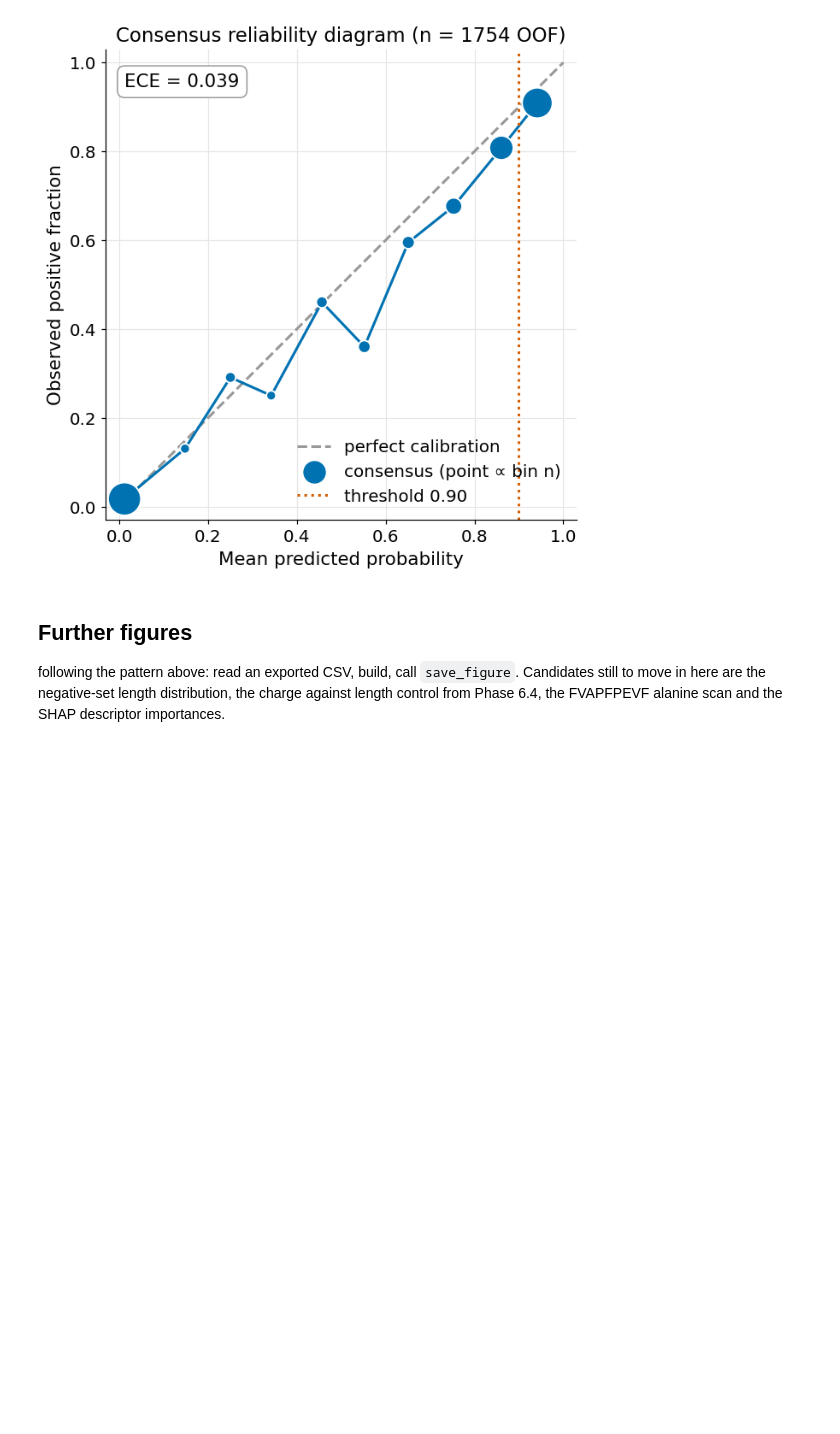
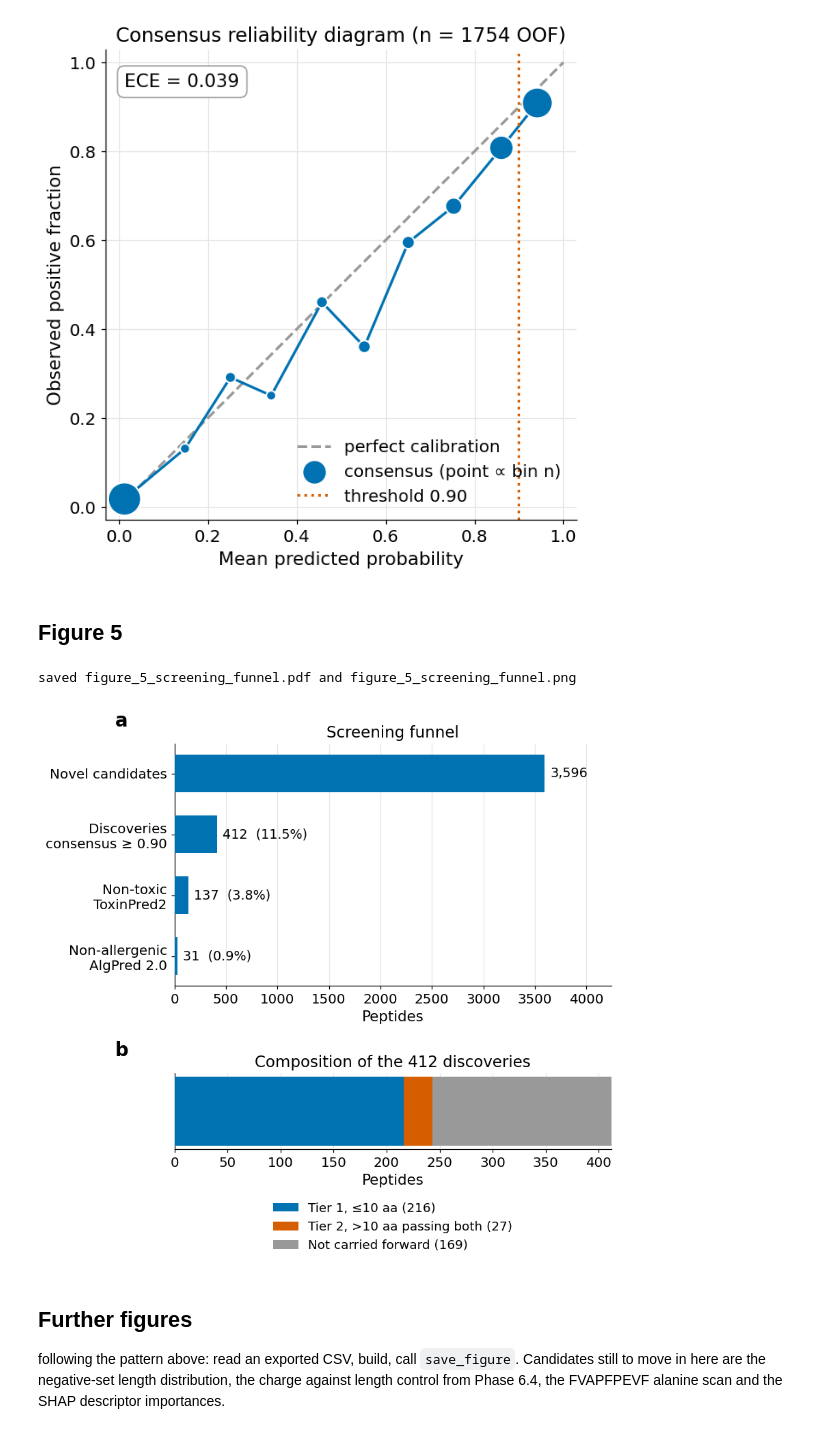
Before and after one commit to om-894/antidiabetic-peptide-classifier, a Jupyter notebook: figures.ipynb, the cells around one changed output. Cells and saved outputs as stored; diff of their text form; code cells hidden in the pictures; blank space fills up the shorter version.

Commit message:
added figure 5 code

```diff
--- a/figures.ipynb
+++ b/figures.ipynb
@@ -86,6 +86,58 @@ plt.show()
 # %% [output]
 saved figure_4_consensus_calibration.pdf and figure_4_consensus_calibration.png
 [figure]
+# %% [markdown]
+## Figure 5
+# %%
+f = pd.read_csv("results/phase5_5_screening_funnel.csv").set_index("stage")["n"]
+
+stages = [("Novel candidates", "novel_candidates"),
+          ("Discoveries\nconsensus \u2265 0.90", "discoveries"),
+          ("Non-toxic\nToxinPred2", "non_toxic"),
+          ("Non-allergenic\nAlgPred 2.0", "non_toxic_non_allergen")]
+labels, vals = [s[0] for s in stages], [int(f[s[1]]) for s in stages]
+
+fig, (ax, bx) = plt.subplots(2, 1, figsize=(7.5, 7),
+                             gridspec_kw={"height_ratios": [3.2, 1], "hspace": 0.55})
+
+y = range(len(vals))
+ax.barh(list(y), vals, color=BLUE, height=0.62, zorder=3)
+ax.set_yticks(list(y), labels)
+ax.invert_yaxis()
+ax.set_xlim(0, max(vals) * 1.18)
+ax.set_xlabel("Peptides")
+ax.set_title("Screening funnel")
+ax.grid(axis="y", visible=False)
+for i, v in zip(y, vals):
+    pct = 100 * v / vals[0]
+    ax.text(v + max(vals) * 0.015, i, f"{v:,}" + (f"  ({pct:.1f}%)" if i else ""),
+            va="center", fontsize=12.5)
+
+# the tiers re-partition the discoveries, they do not continue the funnel
+t1, t2 = int(f["tier1"]), int(f["tier2"])
+rest = int(f["discoveries"]) - t1 - t2
+segs = [(f"Tier 1, \u226410 aa ({t1})", t1, BLUE),
+        (f"Tier 2, >10 aa passing both ({t2})", t2, VERMILLION),
+        (f"Not carried forward ({rest})", rest, GREY)]
+left = 0
+for lab, v, c in segs:
+    bx.barh([0], [v], left=left, color=c, height=0.5, label=lab, zorder=3)
+    left += v
+bx.set_yticks([])
+bx.set_xlim(0, int(f["discoveries"]))
+bx.set_xlabel("Peptides")
+bx.set_title(f"Composition of the {int(f['discoveries'])} discoveries")
+bx.grid(axis="y", visible=False)
+bx.legend(loc="upper center", bbox_to_anchor=(0.5, -0.55), fontsize=12)
+# panel letters, referenced as Figure 5a and 5b in the text
+for lab, a in zip("ab", (ax, bx)):
+    fig.text(0.02, a.get_position().y1 + 0.025, lab, fontsize=18, fontweight="bold", va="bottom")
+
+save_figure(fig, "figure_5_screening_funnel")
+plt.show()
+# %% [output]
+saved figure_5_screening_funnel.pdf and figure_5_screening_funnel.png
+[figure, added]
 # %% [markdown]
 ## Further figures
 
```
